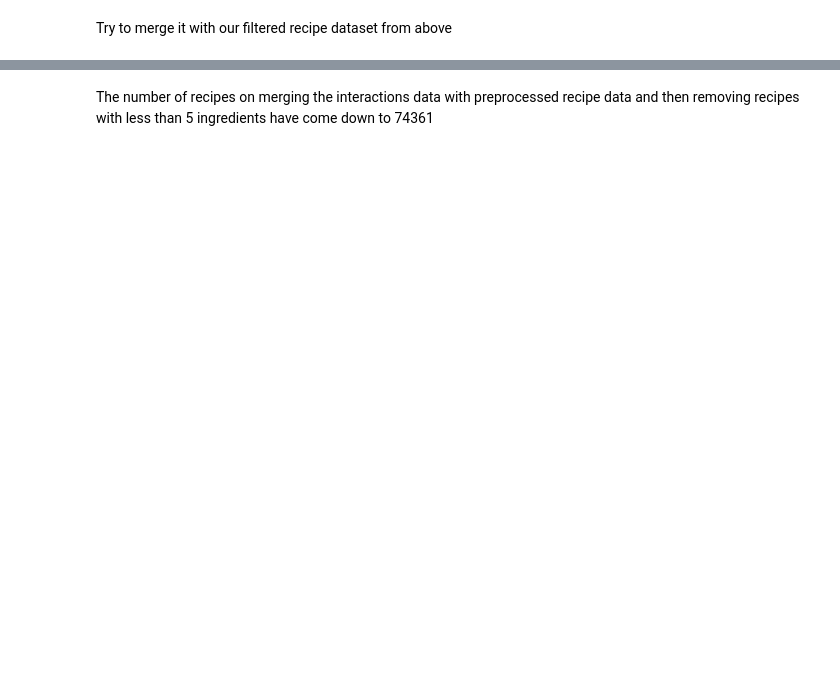
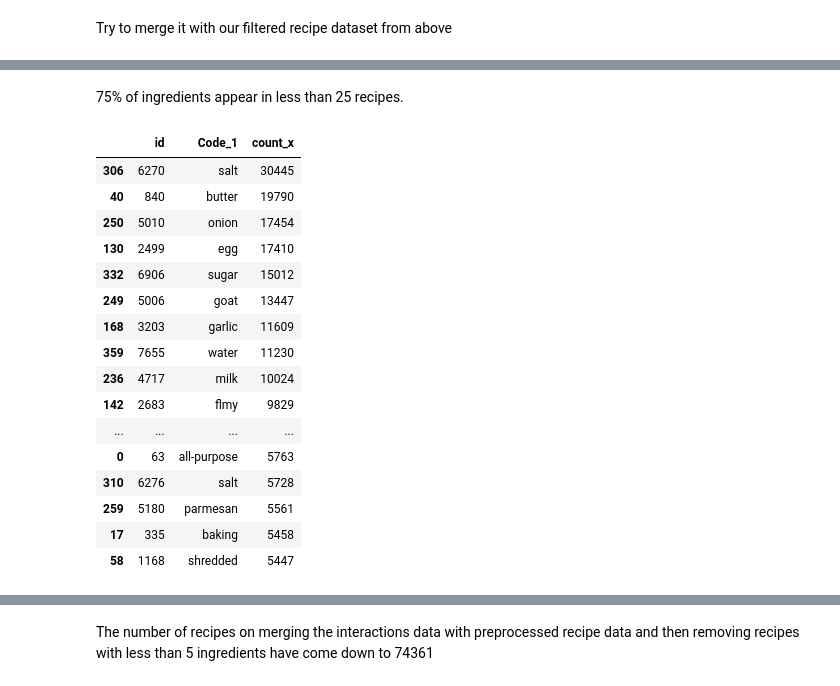
Before and after one commit to iamvinitk/food-finder, a Jupyter notebook: models/Content Based Recommendations.ipynb, the cells around one changed output, grey strips where cells are left out. Drawn from its saved outputs; the diff is of its cells as text; code cells hidden in the pictures; blank space fills up the shorter version.

```diff
--- a/models/Content Based Recommendations.ipynb
+++ b/models/Content Based Recommendations.ipynb
@@ -437,0 +475,4 @@ recipe_data.shape
+# %%
+file = open('../data/ingr_map.pkl', 'rb')
+data = pickle.load(file)
+file.close()
@@ -437,0 +511,2 @@ recipe_data.shape
+# %%
+popular_ing_map_df = pd.merge(popular_ingredients_df,data,right_on = ['id'],left_on = ['ingredient'] ,how = 'inner')
@@ -437,0 +542,9 @@ recipe_data.shape
+# %%
+#df_g = popular_ing_map_df.groupby('id')['processed'].apply(' '.join).reset_index()
+df_g = popular_ing_map_df.groupby('id').agg({'processed': ' '.join, 'count_x': 'first'}).reset_index()
+df_s = df_g["processed"].str.split(' ', expand=True)
+df_s.columns = df_s.columns + 1
+df_s =  df_s.add_prefix("Code_")
+
+result = pd.concat([df_g[["id","count_x"]], df_s], axis=1)
+print(result)
@@ -437,0 +569,25 @@ recipe_data.shape
+# %% [markdown]
+75% of ingredients appear in less than 25 recipes.
+# %%
+popular_ingredients_final = result[['id','Code_1','count_x']]
+popular_ingredients_final_sorted = popular_ingredients_final.sort_values('count_x', ascending=False)
+# %%
+popular_ingredients_final_sorted.head(20)
+# %% [output]
+|  | id | Code_1 | count_x |
+| 306 | 6270 | salt | 30445 |
+| 40 | 840 | butter | 19790 |
+| 250 | 5010 | onion | 17454 |
+| 130 | 2499 | egg | 17410 |
+| 332 | 6906 | sugar | 15012 |
+| 249 | 5006 | goat | 13447 |
+| 168 | 3203 | garlic | 11609 |
+| 359 | 7655 | water | 11230 |
+| 236 | 4717 | milk | 10024 |
+| 142 | 2683 | flmy | 9829 |
+| ... | ... | ... | ... |
+| 0 | 63 | all-purpose | 5763 |
+| 310 | 6276 | salt | 5728 |
+| 259 | 5180 | parmesan | 5561 |
+| 17 | 335 | baking | 5458 |
+| 58 | 1168 | shredded | 5447 |
```
Also changed, not shown: parts of 72 cells of this notebook.
